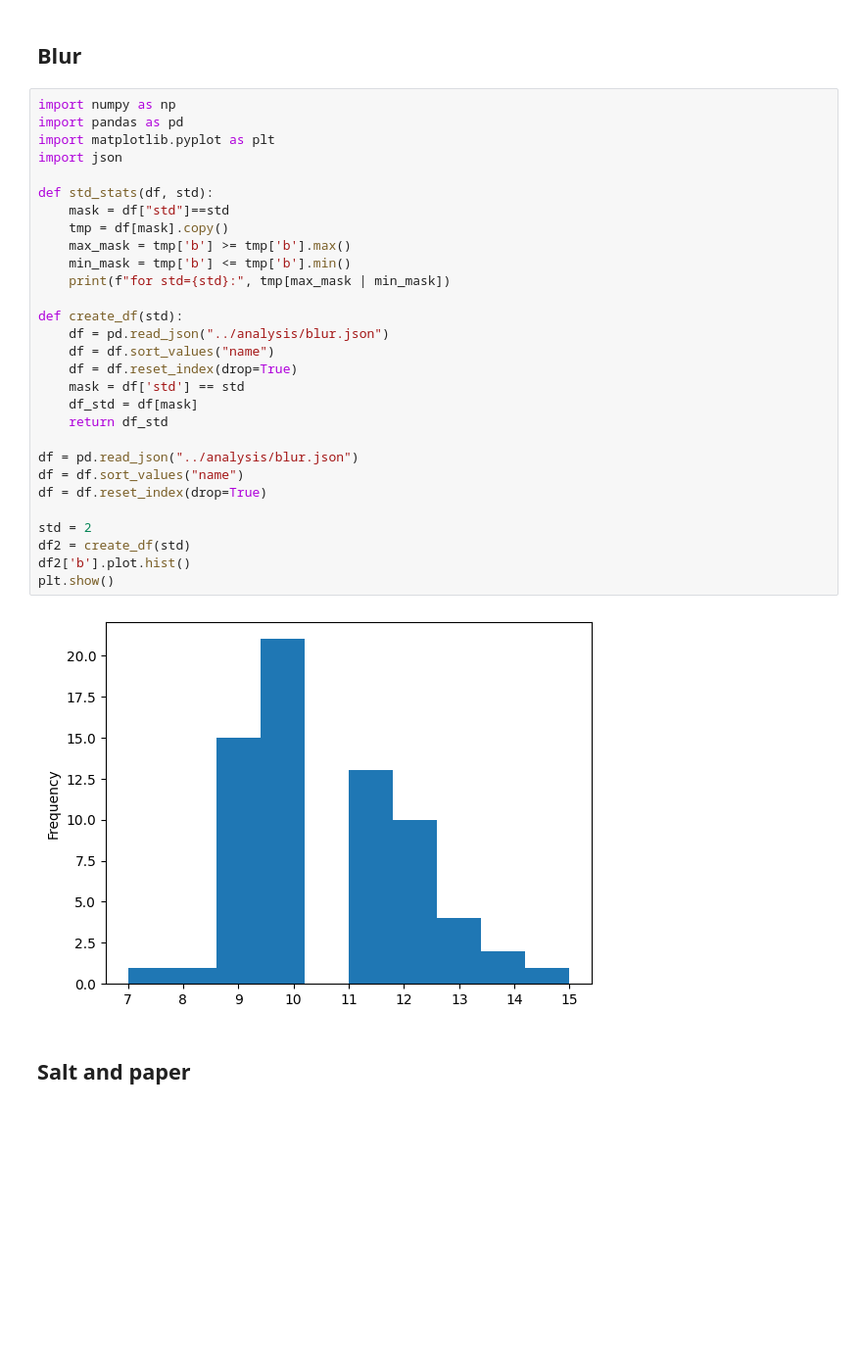
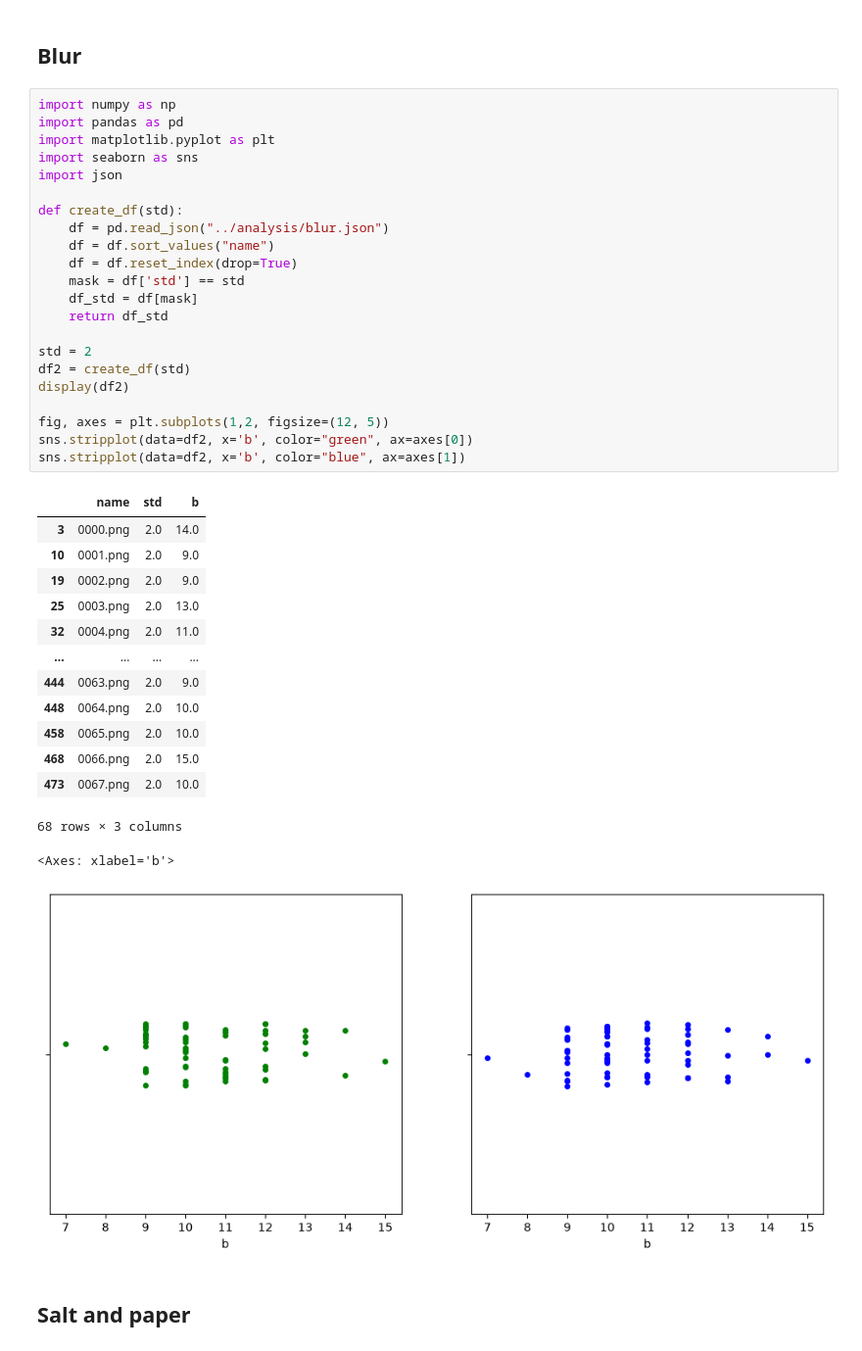
Before and after one commit to chaosmagnvm/Image-auto-denoising, a Jupyter notebook: notebooks/stats.ipynb, the cells around one changed output. Shown at 98% size. Saved outputs shown, nothing was run; the diff lists cells and outputs as text; blank space fills up the shorter version.

```diff
--- a/notebooks/stats.ipynb
+++ b/notebooks/stats.ipynb
@@ -50,34 +44,41 @@ mean: 22.838268532472497, median: 22.9799861907959, min: 15.567087173461914, max
 # %%
 import numpy as np
 import pandas as pd
 import matplotlib.pyplot as plt
+import seaborn as sns
 import json
-
-def std_stats(df, std):
-    mask = df["std"]==std
-    tmp = df[mask].copy()
-    max_mask = tmp['b'] >= tmp['b'].max()
-    min_mask = tmp['b'] <= tmp['b'].min()
-    print(f"for std={std}:", tmp[max_mask | min_mask])
 
 def create_df(std):
     df = pd.read_json("../analysis/blur.json")
     df = df.sort_values("name")
     df = df.reset_index(drop=True)
     mask = df['std'] == std
     df_std = df[mask]
     return df_std
 
-df = pd.read_json("../analysis/blur.json")
-df = df.sort_values("name")
-df = df.reset_index(drop=True)
-
 std = 2
 df2 = create_df(std)
-df2['b'].plot.hist()
-plt.show()
+display(df2)
+
+fig, axes = plt.subplots(1,2, figsize=(12, 5))
+sns.stripplot(data=df2, x='b', color="green", ax=axes[0])
+sns.stripplot(data=df2, x='b', color="blue", ax=axes[1])
 # %% [output]
+|  | name | std | b |
+| 3 | 0000.png | 2.0 | 14.0 |
+| 10 | 0001.png | 2.0 | 9.0 |
+| 19 | 0002.png | 2.0 | 9.0 |
+| 25 | 0003.png | 2.0 | 13.0 |
+| 32 | 0004.png | 2.0 | 11.0 |
+| ... | ... | ... | ... |
+| 444 | 0063.png | 2.0 | 9.0 |
+| 448 | 0064.png | 2.0 | 10.0 |
+| 458 | 0065.png | 2.0 | 10.0 |
+| 468 | 0066.png | 2.0 | 15.0 |
+| 473 | 0067.png | 2.0 | 10.0 |
+68 rows × 3 columns
+<Axes: xlabel='b'>
-[figure, old version]
+[figure, new version]
 # %% [markdown]
 ## Salt and paper
 # %%
```
Also changed, not shown: parts of 3 cells of this notebook.
